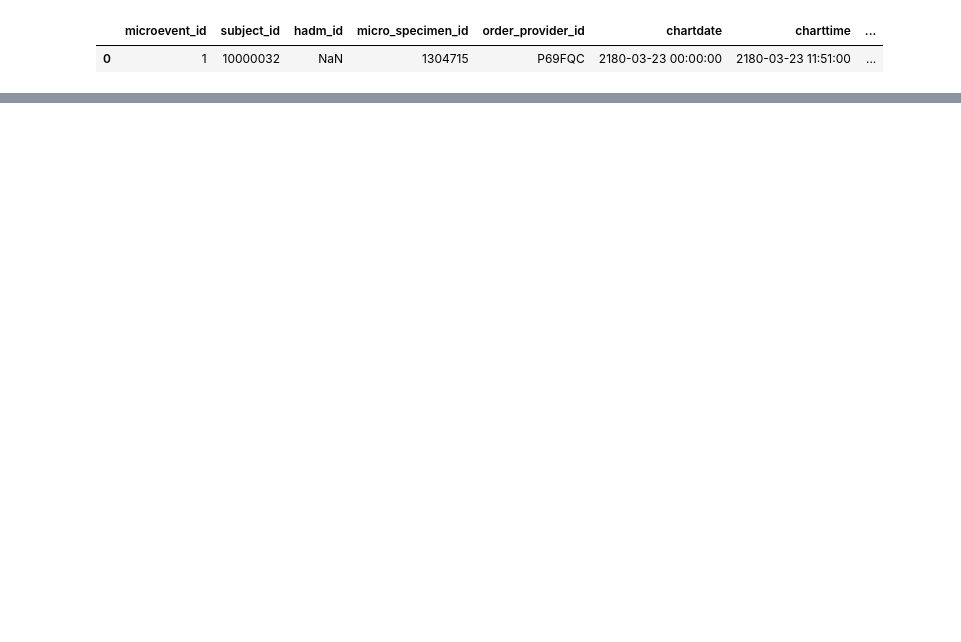
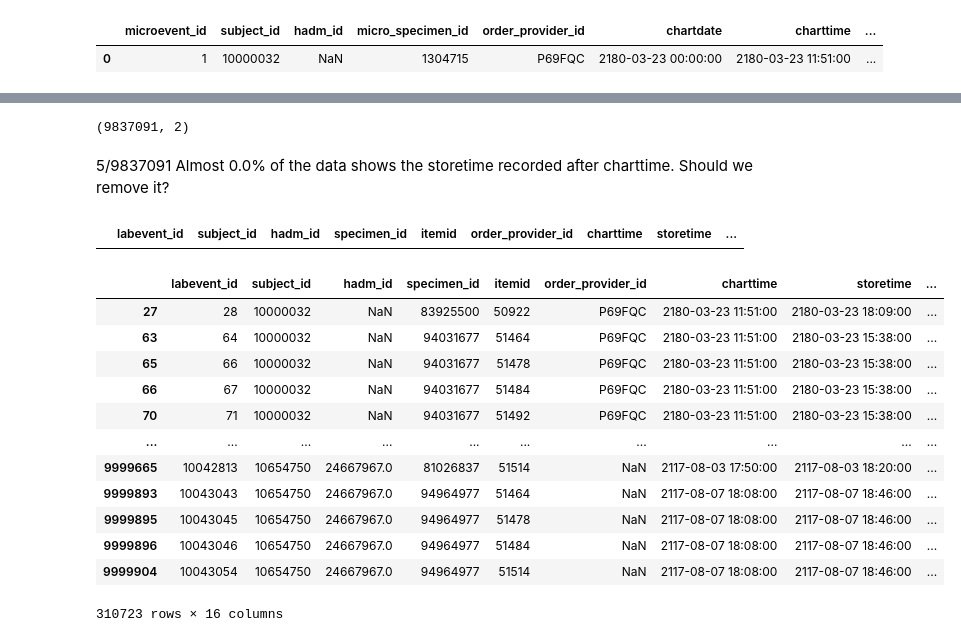
Before and after one commit to divyachahal12/Databricks-Group-1-WIL-2026, a Jupyter notebook: mimic-iv/silver layer files/archive/Batch Analysing All Tables.ipynb, the cells around one changed output, grey strips where cells are left out. Cells and saved outputs as stored; diff of their text form; code cells hidden in the pictures; blank space fills up the shorter version.

```diff
--- a/mimic-iv/silver layer files/archive/Batch Analysing All Tables.ipynb
+++ b/mimic-iv/silver layer files/archive/Batch Analysing All Tables.ipynb
@@ -2726,0 +3121,2 @@ microbiologyevents_df.head(1)
+# %%
+labevents_df = pd.read_csv(f"{HOSP_PATH}/labevents.csv", nrows = 10000000)
@@ -2726,0 +3173,26 @@ microbiologyevents_df.head(1)
+# %%
+test5_df.shape
+# %% [output]
+(9837091, 2)
+# %% [markdown]
+5/9837091 Almost 0.0% of the data shows the storetime recorded after charttime. Should we remove it?
+# %%
+labevents_df.loc[(labevents_df["value"].isna()) & (-labevents_df["valuenum"].isna()), :]
+# %% [output]
+|  | labevent_id | subject_id | hadm_id | specimen_id | itemid | order_provider_id | charttime | storetime | ... |
+# %%
+labevents_df.loc[(labevents_df["value"].isna()) & (-labevents_df["valueuom"].isna()), :]
+# %% [output]
+|  | labevent_id | subject_id | hadm_id | specimen_id | itemid | order_provider_id | charttime | storetime | ... |
+| 27 | 28 | 10000032 | NaN | 83925500 | 50922 | P69FQC | 2180-03-23 11:51:00 | 2180-03-23 18:09:00 | ... |
+| 63 | 64 | 10000032 | NaN | 94031677 | 51464 | P69FQC | 2180-03-23 11:51:00 | 2180-03-23 15:38:00 | ... |
+| 65 | 66 | 10000032 | NaN | 94031677 | 51478 | P69FQC | 2180-03-23 11:51:00 | 2180-03-23 15:38:00 | ... |
+| 66 | 67 | 10000032 | NaN | 94031677 | 51484 | P69FQC | 2180-03-23 11:51:00 | 2180-03-23 15:38:00 | ... |
+| 70 | 71 | 10000032 | NaN | 94031677 | 51492 | P69FQC | 2180-03-23 11:51:00 | 2180-03-23 15:38:00 | ... |
+| ... | ... | ... | ... | ... | ... | ... | ... | ... | ... |
+| 9999665 | 10042813 | 10654750 | 24667967.0 | 81026837 | 51514 | NaN | 2117-08-03 17:50:00 | 2117-08-03 18:20:00 | ... |
+| 9999893 | 10043043 | 10654750 | 24667967.0 | 94964977 | 51464 | NaN | 2117-08-07 18:08:00 | 2117-08-07 18:46:00 | ... |
+| 9999895 | 10043045 | 10654750 | 24667967.0 | 94964977 | 51478 | NaN | 2117-08-07 18:08:00 | 2117-08-07 18:46:00 | ... |
+| 9999896 | 10043046 | 10654750 | 24667967.0 | 94964977 | 51484 | NaN | 2117-08-07 18:08:00 | 2117-08-07 18:46:00 | ... |
+| 9999904 | 10043054 | 10654750 | 24667967.0 | 94964977 | 51514 | NaN | 2117-08-07 18:08:00 | 2117-08-07 18:46:00 | ... |
+310723 rows × 16 columns
```
Also changed, not shown: parts of 160 cells of this notebook, 1 other file.
